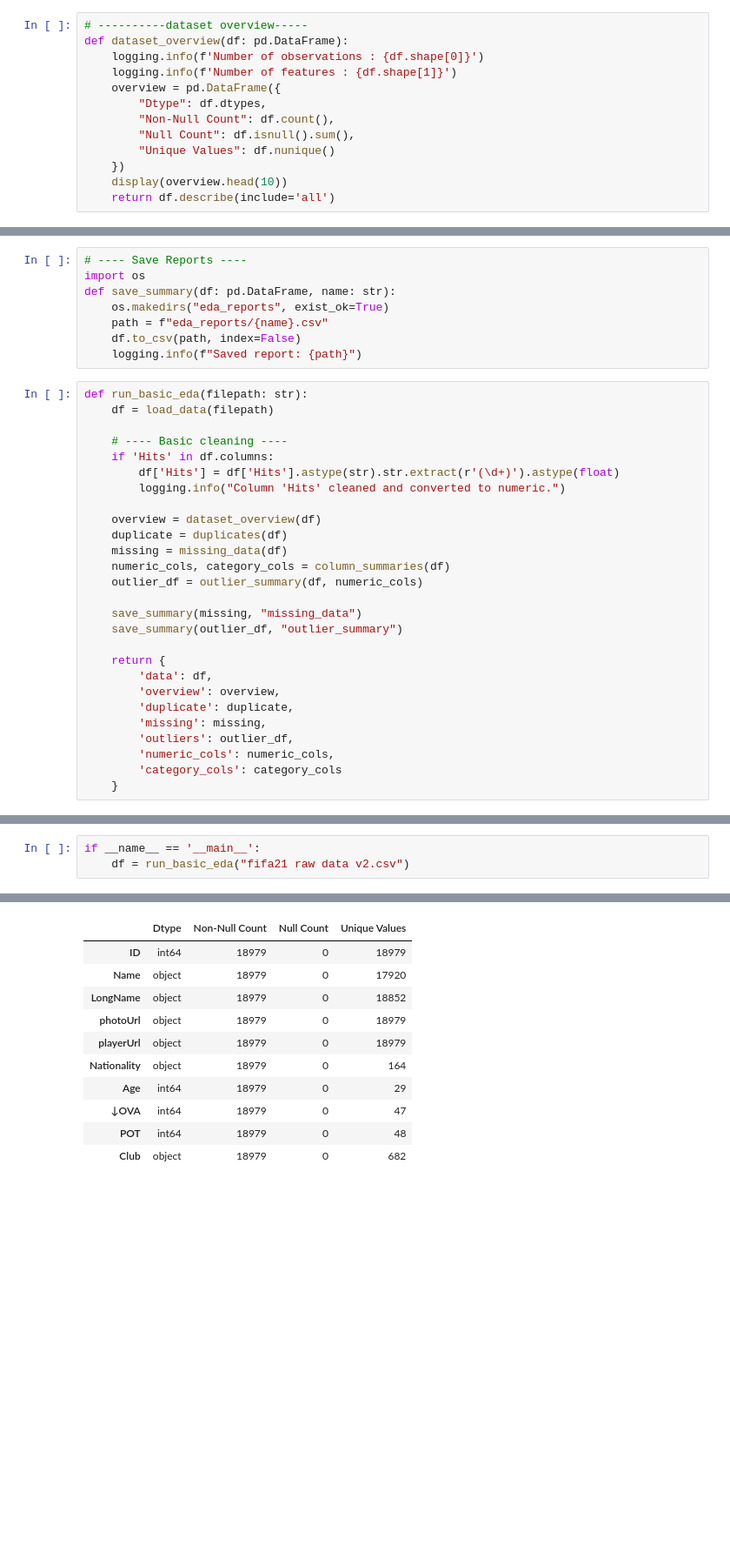
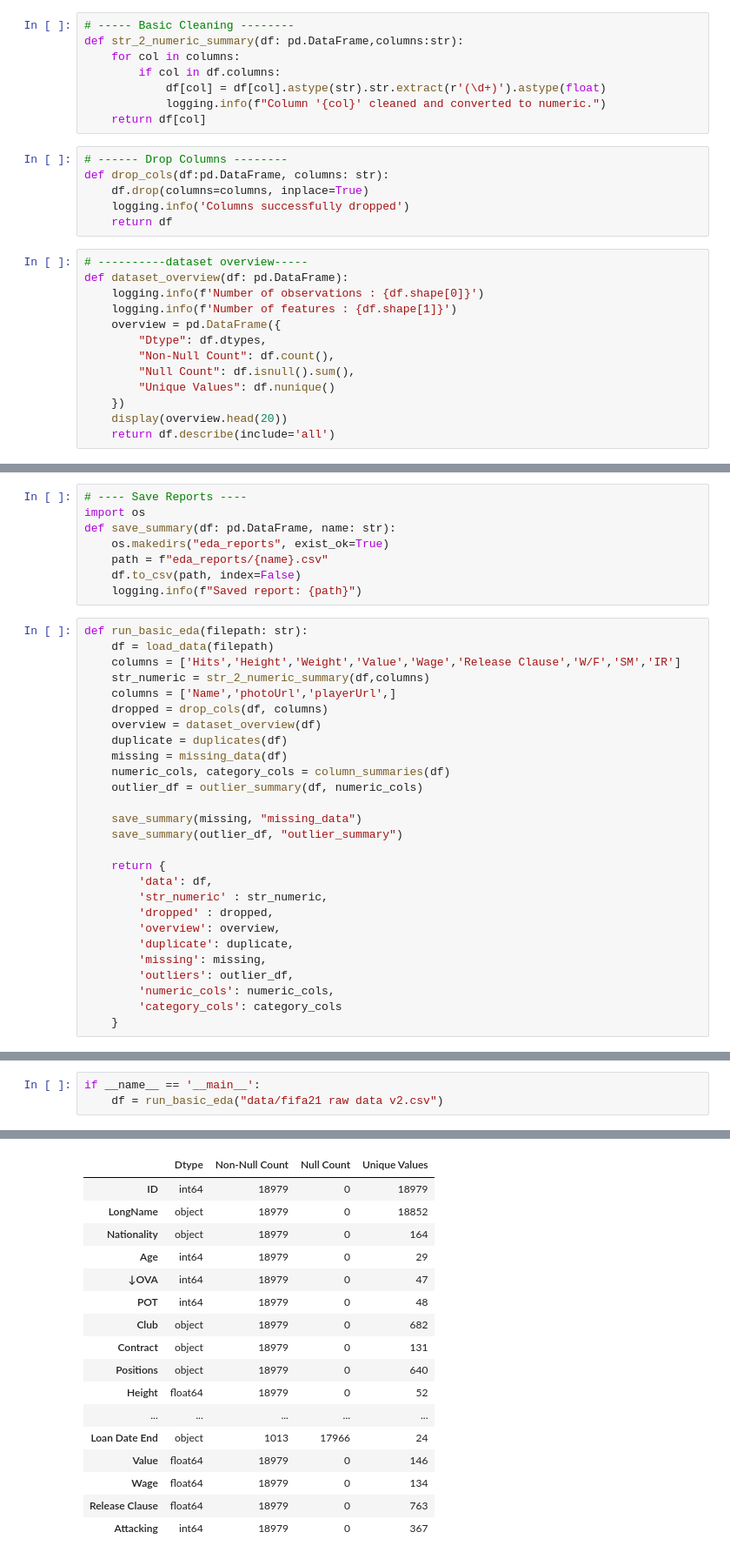
Before and after one commit to Maxwell-Selassie/FIFA-21, a Jupyter notebook: EDA.ipynb, the cells around one changed output, grey strips where cells are left out. Shown at 87% size. Cells and saved outputs as stored; diff of their text form; blank space fills up the shorter version.

Commit message:
FIFA 21

```diff
--- a/EDA.ipynb
+++ b/EDA.ipynb
@@ -16,6 +16,20 @@ def load_data(filepath: str):
     except FileNotFoundError:
         print('File Not Found! Please check filepath and try again!')
         raise
+# %%
+# ----- Basic Cleaning --------
+def str_2_numeric_summary(df: pd.DataFrame,columns:str):
+    for col in columns:
+        if col in df.columns:
+            df[col] = df[col].astype(str).str.extract(r'(\d+)').astype(float)
+            logging.info(f"Column '{col}' cleaned and converted to numeric.")
+    return df[col]
+# %%
+# ------ Drop Columns --------
+def drop_cols(df:pd.DataFrame, columns: str):
+    df.drop(columns=columns, inplace=True)
+    logging.info('Columns successfully dropped')
+    return df
 # %%
 # ----------dataset overview-----
 def dataset_overview(df: pd.DataFrame):
@@ -27,7 +41,7 @@ def dataset_overview(df: pd.DataFrame):
         "Null Count": df.isnull().sum(),
         "Unique Values": df.nunique()
     })
-    display(overview.head(10))
+    display(overview.head(20))
     return df.describe(include='all')
 # %%
 # -------duplicate data---------
@@ -97,12 +111,10 @@ def save_summary(df: pd.DataFrame, name: str):
 # %%
 def run_basic_eda(filepath: str):
     df = load_data(filepath)
-
-    # ---- Basic cleaning ----
-    if 'Hits' in df.columns:
-        df['Hits'] = df['Hits'].astype(str).str.extract(r'(\d+)').astype(float)
-        logging.info("Column 'Hits' cleaned and converted to numeric.")
-
+    columns = ['Hits','Height','Weight','Value','Wage','Release Clause','W/F','SM','IR']
+    str_numeric = str_2_numeric_summary(df,columns)
+    columns = ['Name','photoUrl','playerUrl',]
+    dropped = drop_cols(df, columns)
     overview = dataset_overview(df)
     duplicate = duplicates(df)
     missing = missing_data(df)
@@ -114,6 +126,8 @@ def run_basic_eda(filepath: str):
 
     return {
         'data': df,
+        'str_numeric' : str_numeric,
+        'dropped' : dropped,
         'overview': overview,
         'duplicate': duplicate,
         'missing': missing,
@@ -124,5 +154,5 @@ def run_basic_eda(filepath: str):
 # %%
 if __name__ == '__main__':
-    df = run_basic_eda("fifa21 raw data v2.csv")
+    df = run_basic_eda("data/fifa21 raw data v2.csv")
 # %% [output]
 INFO : Column 'Hits' cleaned and converted to numeric.
@@ -132,11 +171,17 @@ Data loaded successfully: 18979 rows, 77 columns.
 |  | Dtype | Non-Null Count | Null Count | Unique Values |
 | ID | int64 | 18979 | 0 | 18979 |
-| Name | object | 18979 | 0 | 17920 |
 | LongName | object | 18979 | 0 | 18852 |
-| photoUrl | object | 18979 | 0 | 18979 |
-| playerUrl | object | 18979 | 0 | 18979 |
 | Nationality | object | 18979 | 0 | 164 |
 | Age | int64 | 18979 | 0 | 29 |
 | ↓OVA | int64 | 18979 | 0 | 47 |
 | POT | int64 | 18979 | 0 | 48 |
 | Club | object | 18979 | 0 | 682 |
+| Contract | object | 18979 | 0 | 131 |
+| Positions | object | 18979 | 0 | 640 |
+| Height | float64 | 18979 | 0 | 52 |
+| ... | ... | ... | ... | ... |
+| Loan Date End | object | 1013 | 17966 | 24 |
+| Value | float64 | 18979 | 0 | 146 |
+| Wage | float64 | 18979 | 0 | 134 |
+| Release Clause | float64 | 18979 | 0 | 763 |
+| Attacking | int64 | 18979 | 0 | 367 |
```
Also changed, not shown: parts of 2 cells of this notebook, 2 other files.
